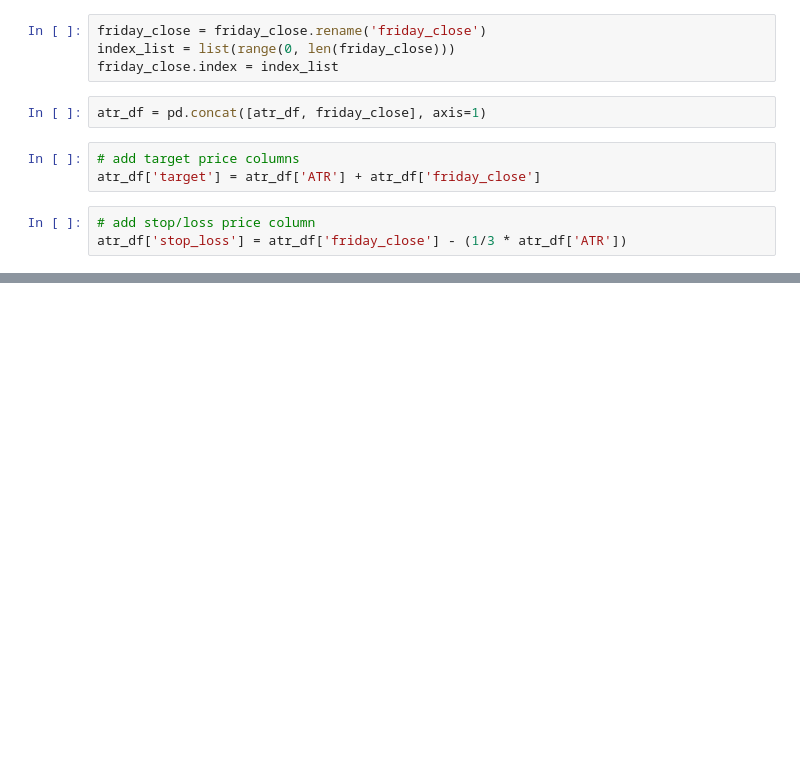
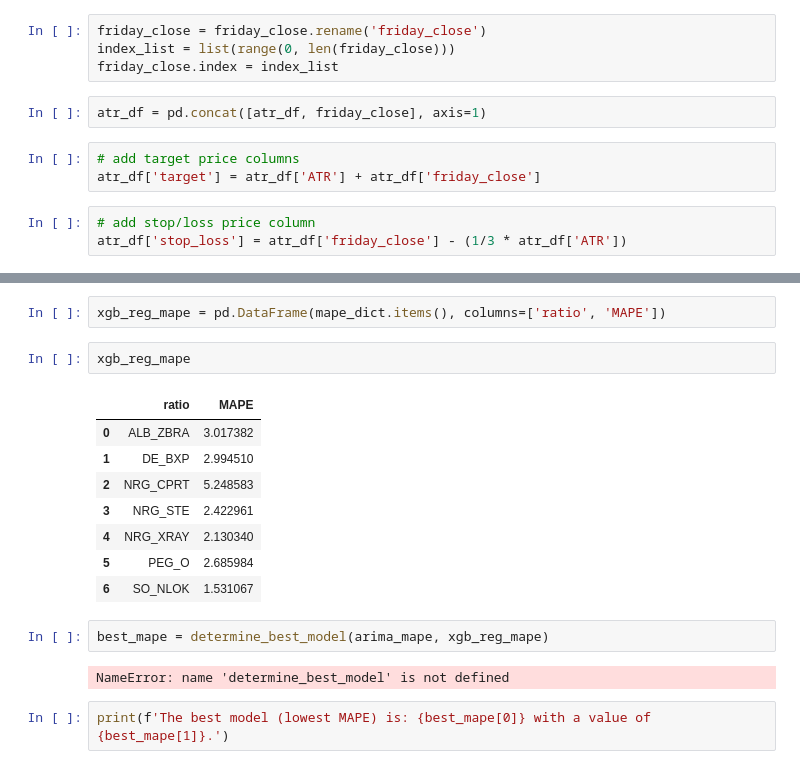
Before and after one commit to greengamma/long-short-trade-ideas-generator, a Jupyter notebook: notebooks/XGBoost_model.ipynb, the cells around one changed output, grey strips where cells are left out. Drawn from its saved outputs; the diff is of its cells as text; blank space fills up the shorter version.

```diff
--- a/notebooks/XGBoost_model.ipynb
+++ b/notebooks/XGBoost_model.ipynb
@@ -454,0 +505,19 @@ atr_df
+# %%
+xgb_reg_mape = pd.DataFrame(mape_dict.items(), columns=['ratio', 'MAPE'])
+# %%
+xgb_reg_mape
+# %% [output]
+|  | ratio | MAPE |
+| 0 | ALB_ZBRA | 3.017382 |
+| 1 | DE_BXP | 2.994510 |
+| 2 | NRG_CPRT | 5.248583 |
+| 3 | NRG_STE | 2.422961 |
+| 4 | NRG_XRAY | 2.130340 |
+| 5 | PEG_O | 2.685984 |
+| 6 | SO_NLOK | 1.531067 |
+# %%
+best_mape = determine_best_model(arima_mape, xgb_reg_mape)
+# %% [output]
+NameError: name 'determine_best_model' is not defined
+# %%
+print(f'The best model (lowest MAPE) is: {best_mape[0]} with a value of {best_mape[1]}.')
```
Also changed, not shown: parts of 25 cells of this notebook.
